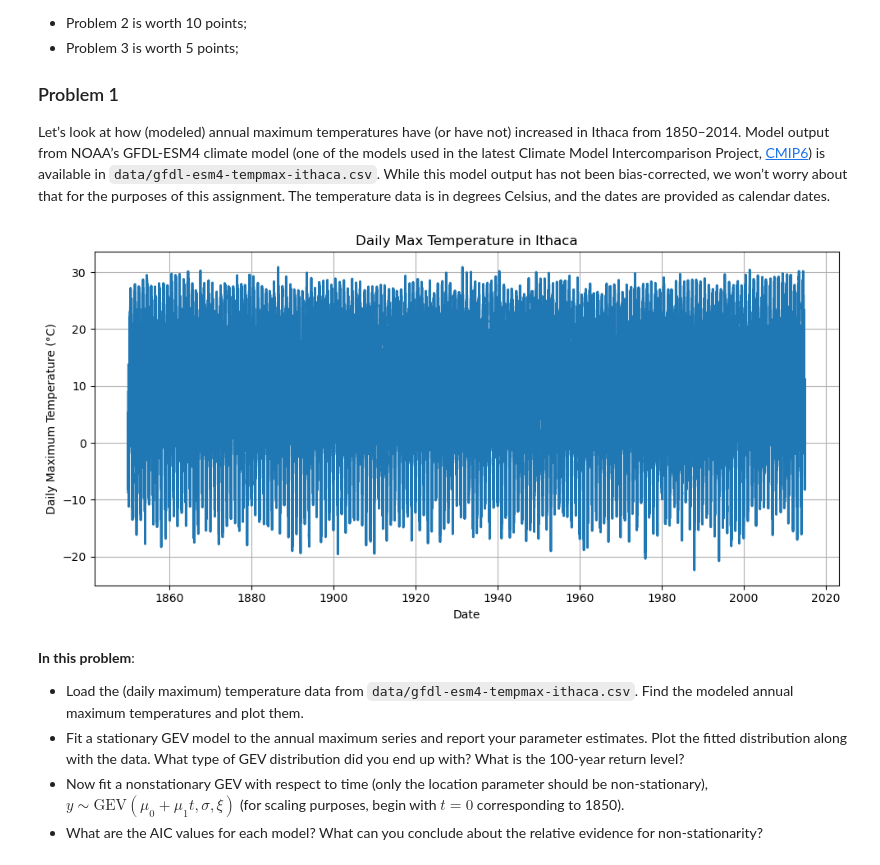
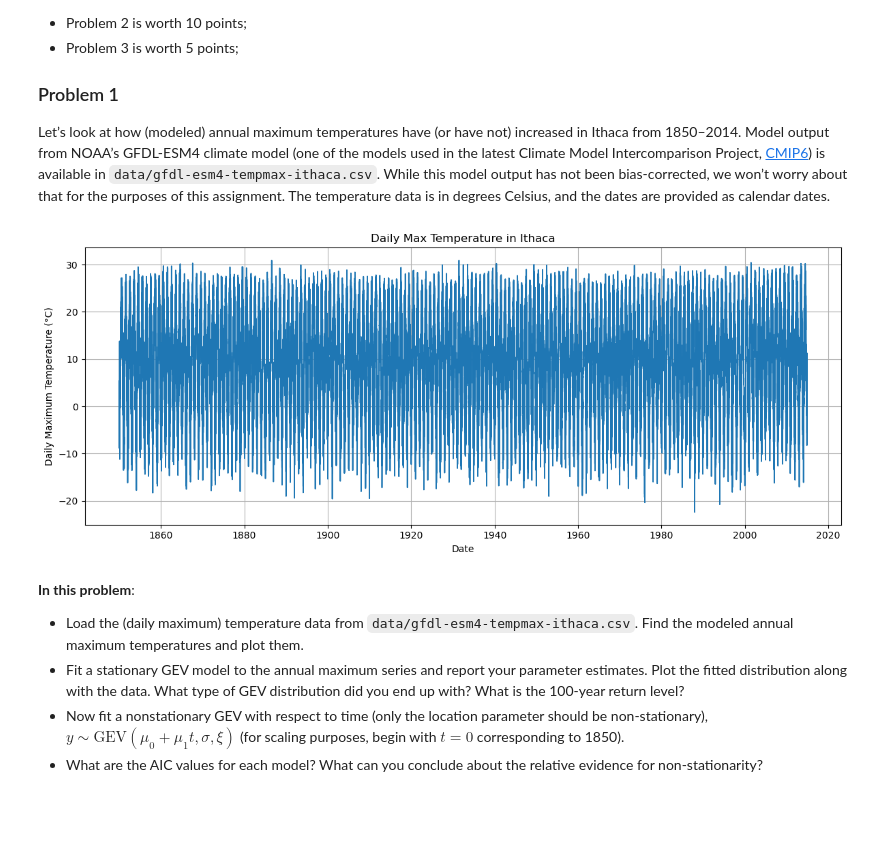
Before and after one commit to BEE4850-SP25/hw05-christinemswanson, a Jupyter notebook: hw05.ipynb, the cells around one changed output. Drawn from its saved outputs; the diff is of its cells as text; code cells hidden in the pictures; blank space fills up the shorter version.

```diff
--- a/hw05.ipynb
+++ b/hw05.ipynb
@@ -69,22 +72,22 @@ and the dates are provided as calendar dates.
 # %%
 # adapted from ChatGPT (see references)
-# Read the CSV file into a DataFrame
+# read the CSV file into a DataFrame
 ithaca_dat = pd.read_csv("data/gfdl-esm4-tempmax-ithaca.csv")
 
-# Convert the 'Day' column to datetime if it's not already
+# convert the 'Day' column to datetime
 ithaca_dat['Day'] = pd.to_datetime(ithaca_dat['Day'])
 
-# Plot the data
-plt.figure(figsize=(10, 5))
-plt.plot(ithaca_dat['Day'], ithaca_dat['TempMax'], linewidth=2)
+# plot the data
+plt.figure(figsize=(12, 5))
+plt.plot(ithaca_dat['Day'], ithaca_dat['TempMax'], linewidth=1.25)
 plt.xlabel("Date")
 plt.ylabel("Daily Maximum Temperature (°C)")
 plt.title("Daily Max Temperature in Ithaca")
 plt.grid(True)
 plt.tight_layout()
 plt.show()
 # %% [output]
-[figure, old version]
+[figure, new version]
 # %% [markdown]
 **In this problem**:
 
```
Also changed, not shown: parts of 11 cells of this notebook.
